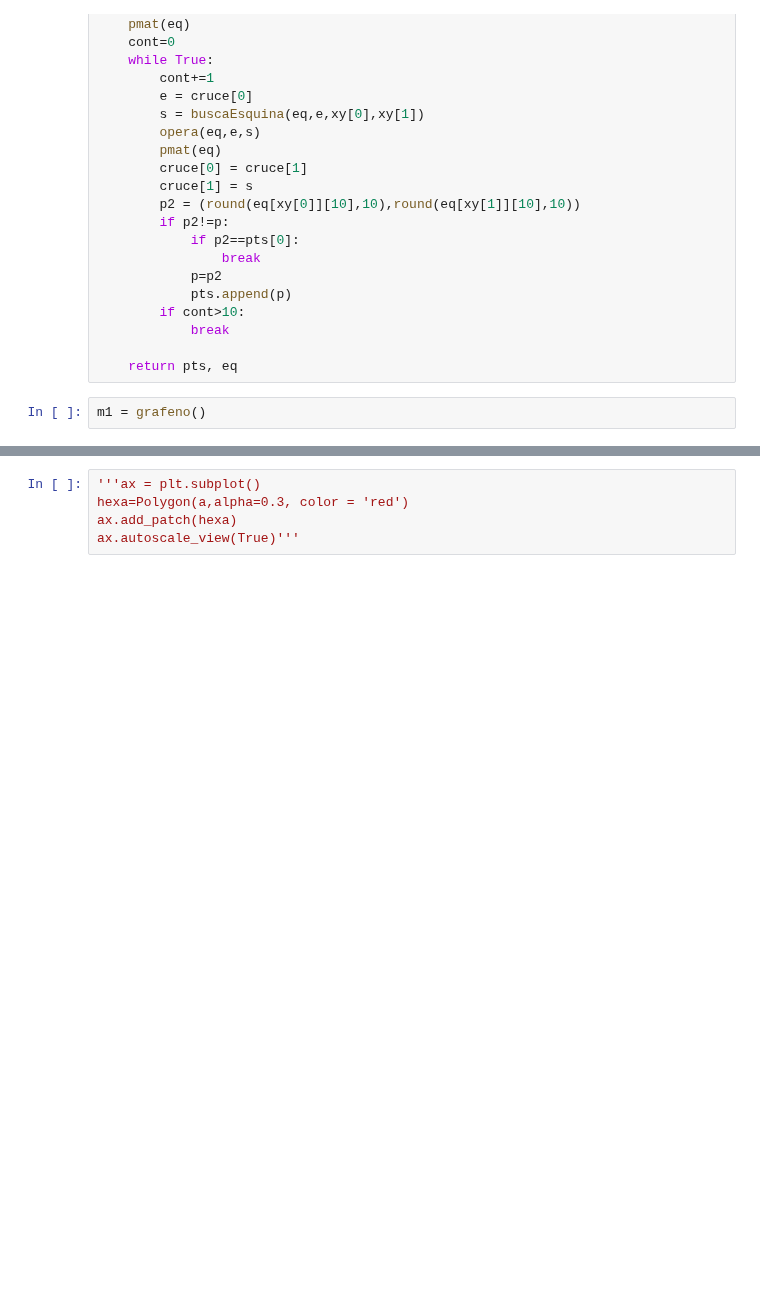
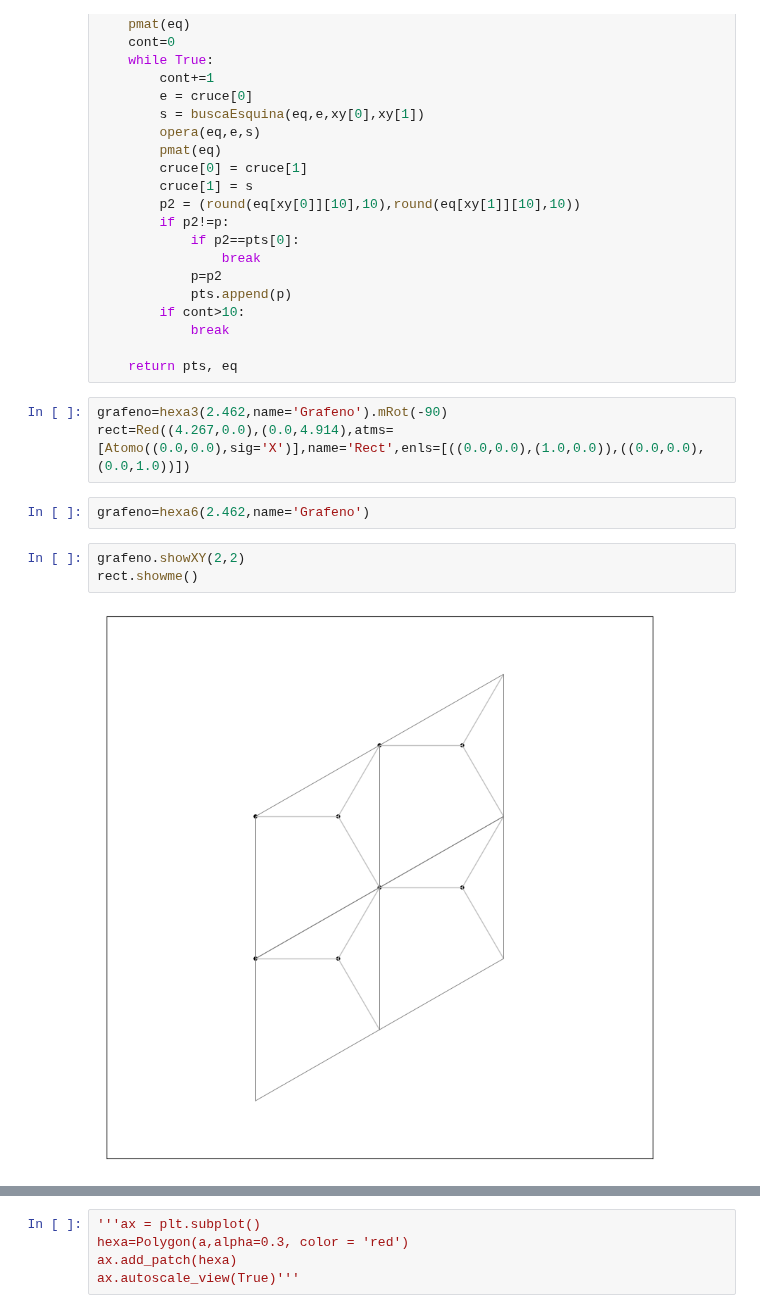
Before and after one commit to OssielAg/SS, a Jupyter notebook: SuperCell/FBZ.ipynb, the cells around one changed output, grey strips where cells are left out. Cells and saved outputs as stored; diff of their text form; blank space fills up the shorter version.

```diff
--- a/SuperCell/FBZ.ipynb
+++ b/SuperCell/FBZ.ipynb
@@ -80,4 +80,12 @@ def calcVerticesFBZ(b1, b2):
 
     return pts, eq
 # %%
-m1 = grafeno()
+grafeno=hexa3(2.462,name='Grafeno').mRot(-90)
+rect=Red((4.267,0.0),(0.0,4.914),atms=[Atomo((0.0,0.0),sig='X')],name='Rect',enls=[((0.0,0.0),(1.0,0.0)),((0.0,0.0),(0.0,1.0))])
+# %%
+grafeno=hexa6(2.462,name='Grafeno')
+# %%
+grafeno.showXY(2,2)
+rect.showme()
+# %% [output]
+[figure, added]
```
Also changed, not shown: parts of 15 cells of this notebook, 11 other files.
